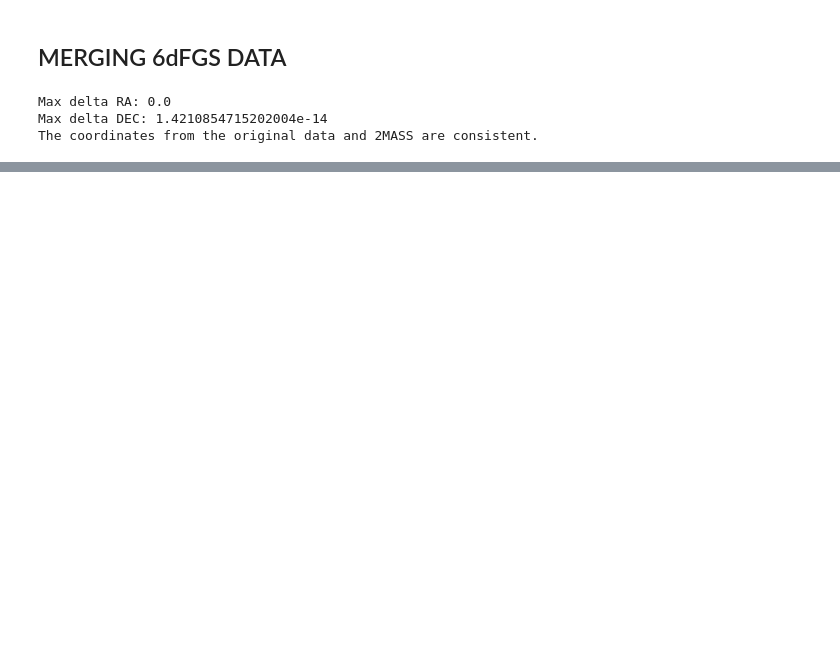
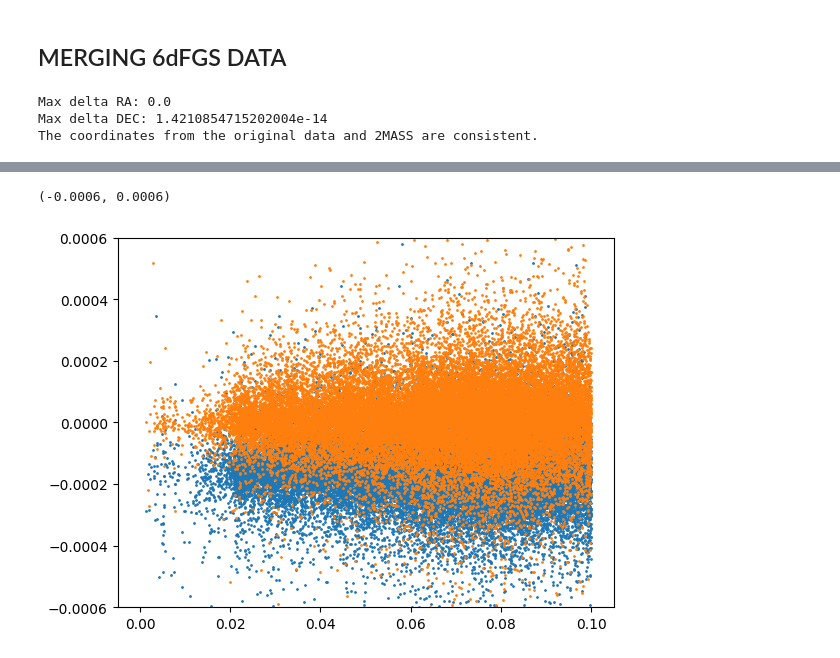
Before and after one commit to mrafifrbbn/thesis-research-2.0, a Jupyter notebook: notebook.ipynb, the cells around one changed output, grey strips where cells are left out. Cells and saved outputs as stored; diff of their text form; code cells hidden in the pictures; blank space fills up the shorter version.

```diff
--- a/notebook.ipynb
+++ b/notebook.ipynb
@@ -673,0 +673,7 @@ plt.scatter(df.z, delta_z_lamost)
+# %%
+plt.scatter(df.z, df['delta_z_ppxf'], s=1)
+plt.scatter(df.z, df['delta_z_lamost'], s=1)
+plt.ylim(-0.0006, 0.0006)
+# %% [output]
+(-0.0006, 0.0006)
+[figure, added]
```
Also changed, not shown: parts of 24 cells of this notebook, 8 other files.
